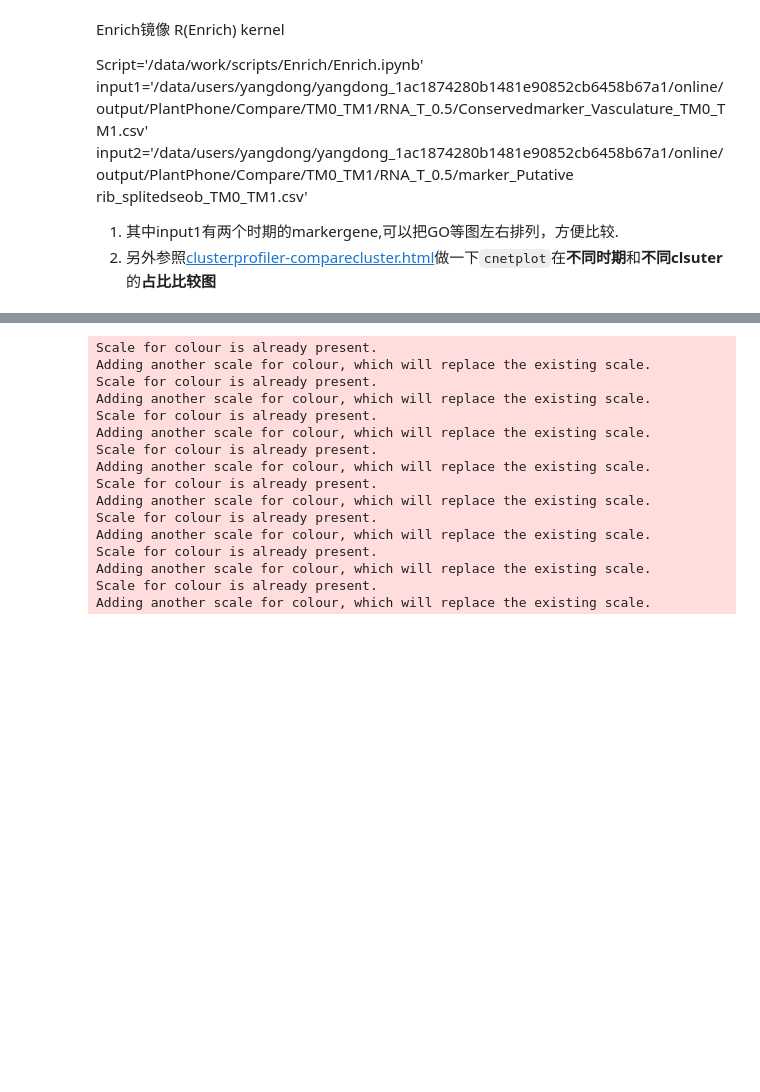
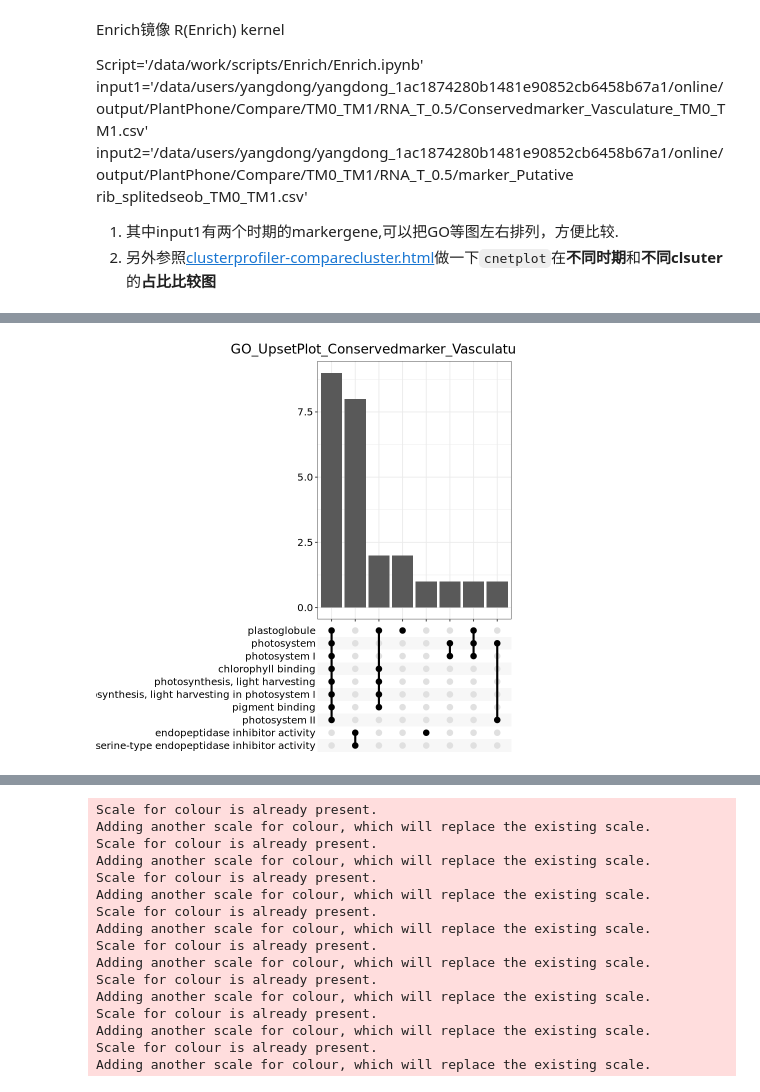
Before and after one commit to ydgenomics/L-enrich, a Jupyter notebook: 3.test_lili/Enrich.ipynb, the cells around one changed output, grey strips where cells are left out. Saved outputs shown, nothing was run; the diff lists cells and outputs as text; code cells hidden in the pictures; blank space fills up the shorter version.

```diff
--- a/3.test_lili/Enrich.ipynb
+++ b/3.test_lili/Enrich.ipynb
@@ -98,0 +248,7 @@ for (file in files) {
+# %%
+p4 <- upsetplot(ego) +
+    labs(title = str_c("GO_UpsetPlot_", file_prefix)) +
+    base_theme
+p4
+# %% [output]
+[figure, added]
```
Also changed, not shown: parts of 48 cells of this notebook, 7 other files.
